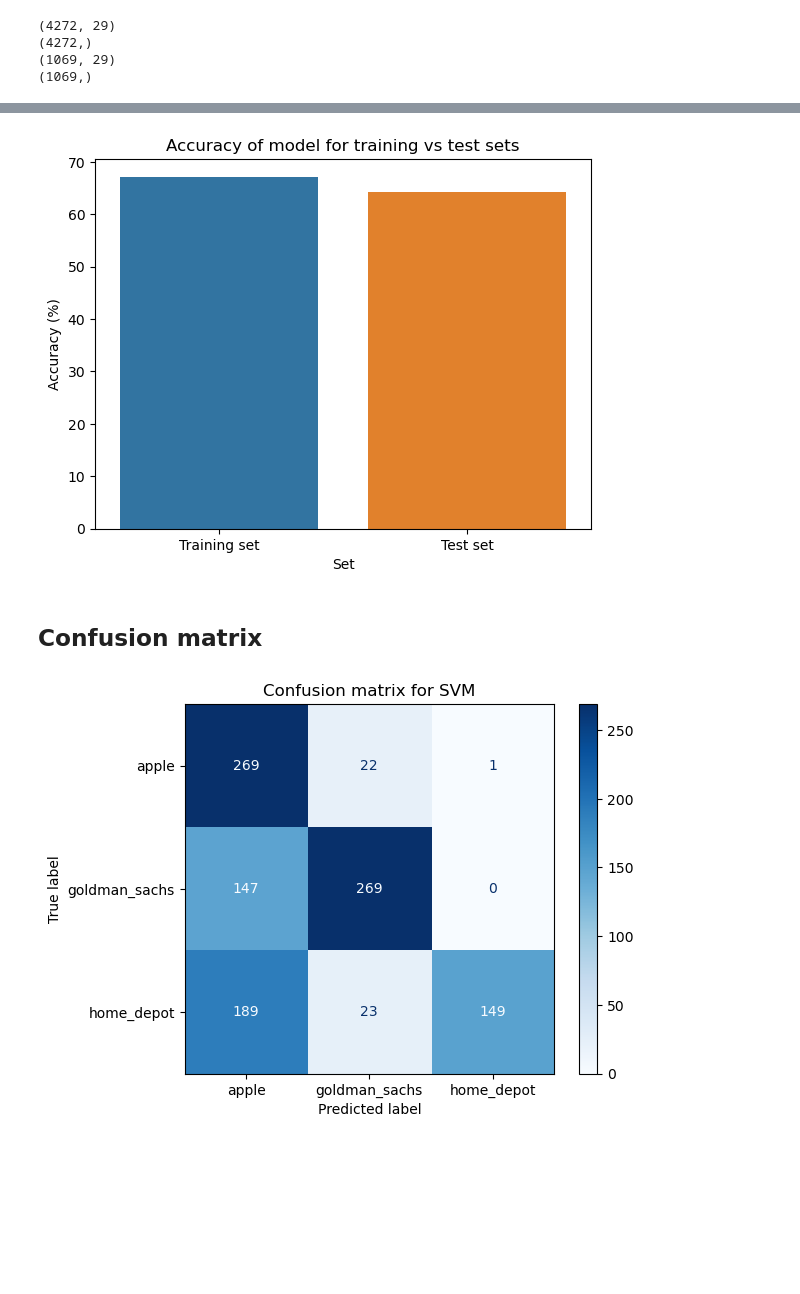
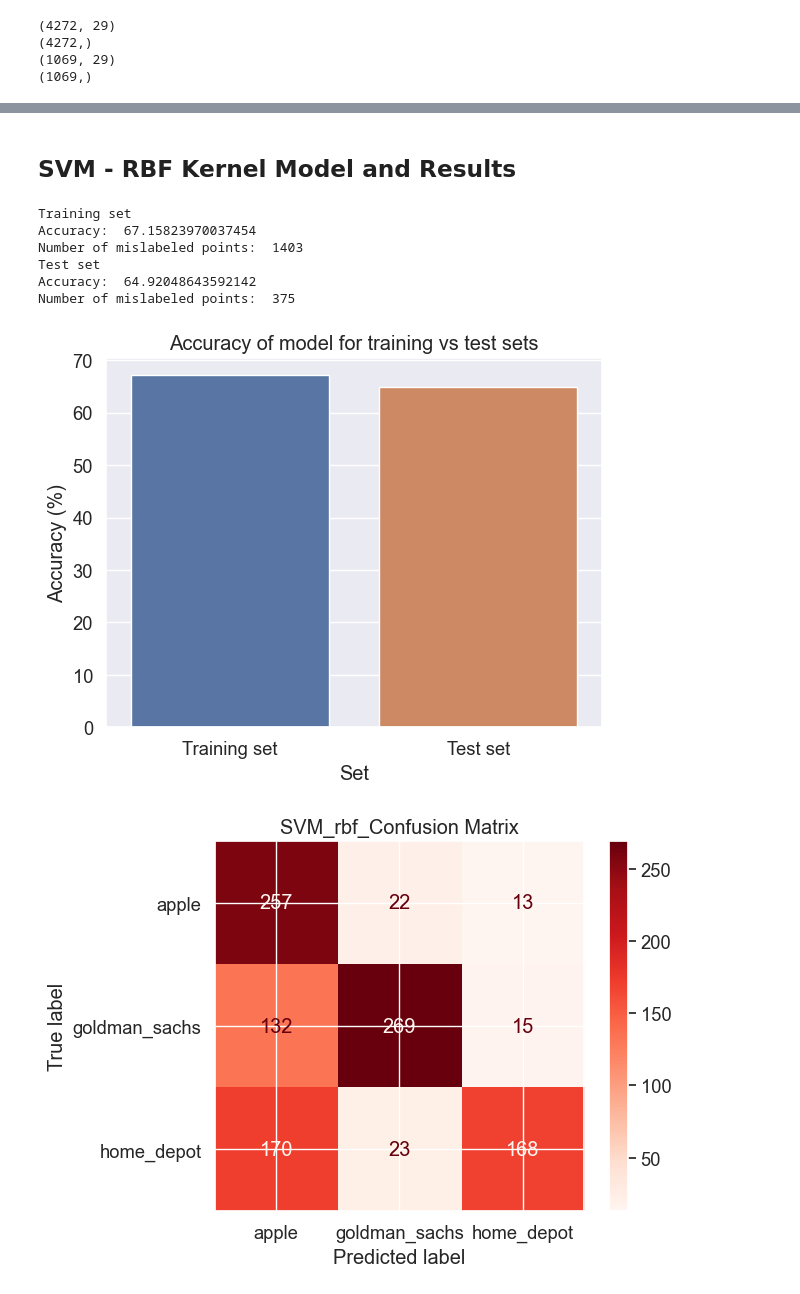
Before and after one commit to anly501/anly-501-project-cynthia-ng, a Jupyter notebook: codes/SVM_py.ipynb, the cells around one changed output, grey strips where cells are left out. Drawn from its saved outputs; the diff is of its cells as text; code cells hidden in the pictures; blank space fills up the shorter version.

```diff
--- a/codes/SVM_py.ipynb
+++ b/codes/SVM_py.ipynb
@@ -165,9 +289,19 @@ SVC(C=500, kernel='sigmoid')
 # %%
+from sklearn.svm import SVC
+
+# Initialize model
+
+C=500
+mykernel = 'linear'
+
+model = SVC(C=C,kernel=mykernel)
+
+model
 
 # Fit to training data
-fit1.fit(X_train, y_train)
+model.fit(X_train, y_train)
 
 # Predict on X_train
-y_train_pred = fit1.predict(X_train)
+y_train_pred = model.predict(X_train)
 # %%
 # TEST ACCURACY
@@ -193,22 +346,59 @@ Number of mislabeled points out of a total 1069 points:  382
+# %% [markdown]
+## SVM - RBF Kernel Model and Results
+# %%
+from sklearn.svm import SVC
+
+# Initialize model
+
+C=500
+mykernel = 'rbf'
+
+model = SVC(C=C,kernel=mykernel)
+
+model
+
+# Fit to training data
+model.fit(X_train, y_train)
+
+# Predict on X_train
+y_train_pred = model.predict(X_train)
 # %%
+# TEST ACCURACY
+
+# Training set
+print("Training set")
+print("Accuracy: ", accuracy_score(y_train, y_train_pred) * 100) #accuracy score
+print("Number of mislabeled points: ", (y_train != y_train_pred).sum()) #mislabeled points
+
+# Test set
+y_test_pred = model.predict(X_test)
+print("Test set")
+print("Accuracy: ", accuracy_score(y_test, y_test_pred)*100) #accuracy score
+print("Number of mislabeled points: ", (y_test != y_test_pred).sum()) #mislabeled points
+
+# Plot
 model_accuracies = pd.DataFrame({'Set':['Training set','Test set'], 'Accuracy (%)': [accuracy_score(y_train, y_train_pred) * 100, accuracy_score(y_test, y_test_pred)*100]})
 sns.barplot(data=model_accuracies, x="Set", y="Accuracy (%)").set(title = 'Accuracy of model for training vs test sets' )
-
-# Save plot
 plt.savefig("../501-project-website/images/svm_"+str(mykernel)+"_tweets_accuracy.png")
 # %% [output]
+Training set
+Accuracy:  67.15823970037454
+Number of mislabeled points:  1403
+Test set
+Accuracy:  64.92048643592142
+Number of mislabeled points:  375
-[figure, old version]
+[figure, new version]
-# %% [markdown]
-## Confusion matrix
 # %%
+# CONFUSION MATRIX
+
+# Import confusion matrix library
 from sklearn.metrics import plot_confusion_matrix
 
-plot_confusion_matrix(fit1 , X_test ,  y_test ,  cmap="Blues")
+# Create confusion matrix
+plot_confusion_matrix(model, X_test , y_test , cmap="Reds")
 
 # Plot confusion matrix
-plt.title("Confusion matrix for SVM")
-
-# Save confusion matrix plot
-plt.savefig("../501-project-website/images/SVM_"+str(mykernel)+"_tweets_confusion_matrix.png")
+plt.title("SVM_"+str(mykernel)+"_Confusion Matrix")
+plt.savefig("../501-project-website/images/SVM_"+str(mykernel)+"_record_confusion_matrix.png")
 # %% [output]
-[figure, old version]
+[figure, new version]
```
Also changed, not shown: parts of 25 cells of this notebook, 11 other files.
